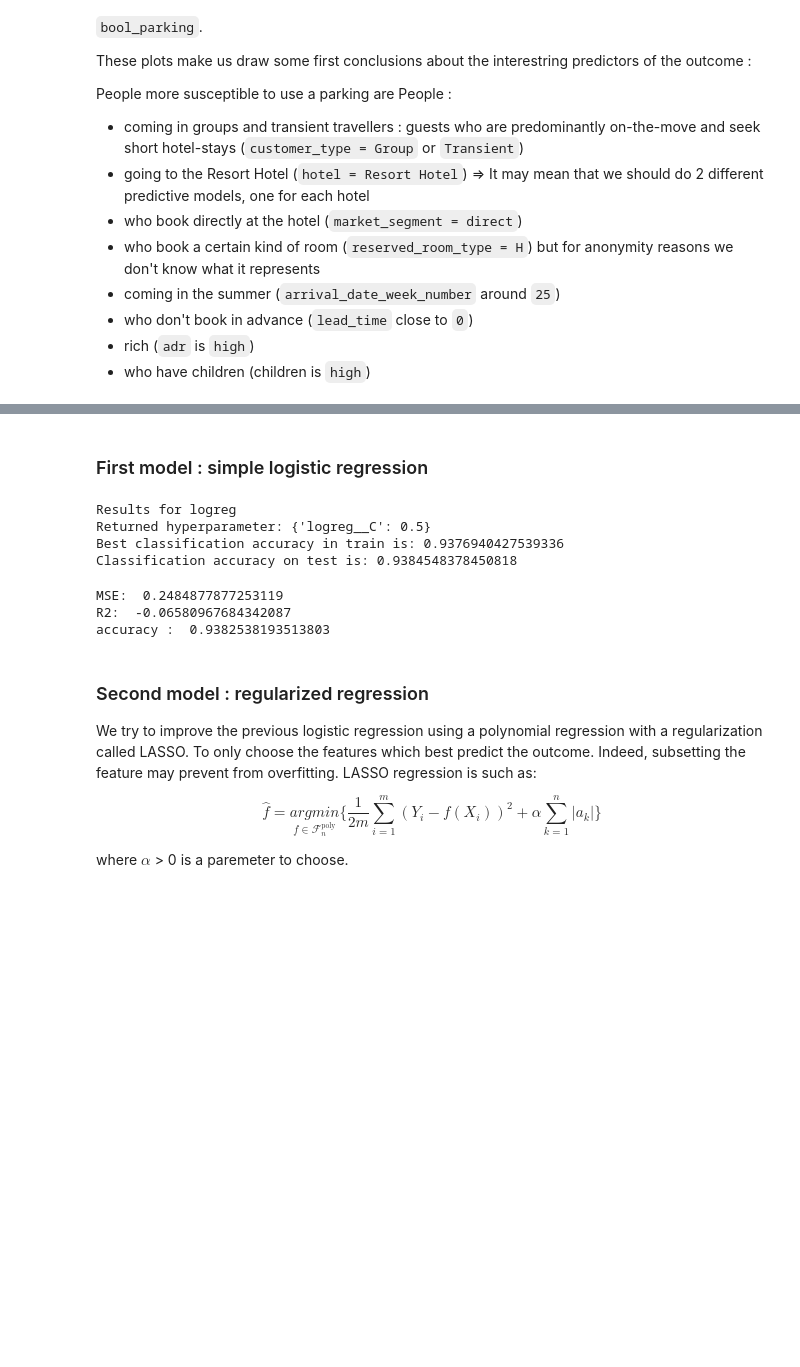
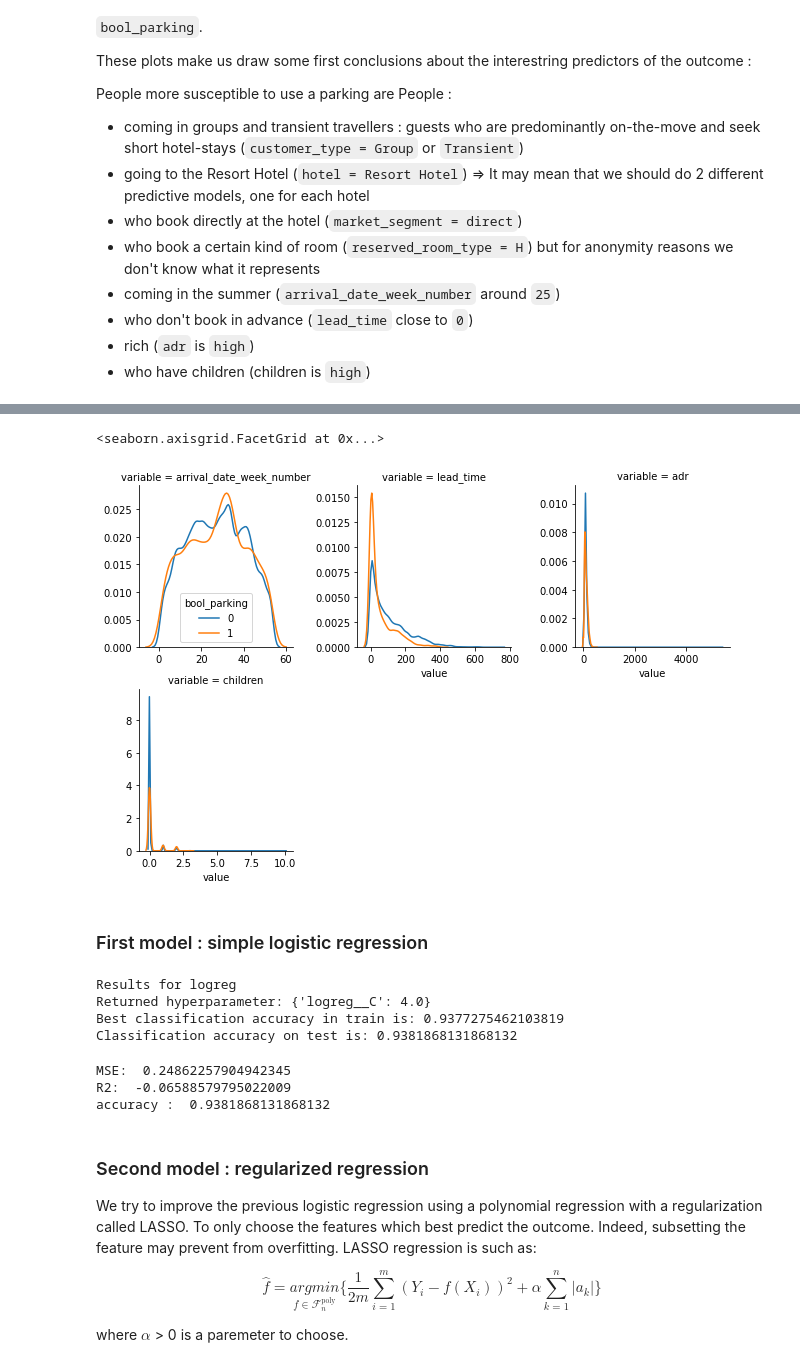
Before and after one commit to ARKEnsae/DM_ML_3A, a Jupyter notebook: TP2/TP2_KA_IB.ipynb, the cells around one changed output, grey strips where cells are left out. Saved outputs shown, nothing was run; the diff lists cells and outputs as text; code cells hidden in the pictures; blank space fills up the shorter version.

```diff
--- a/TP2/TP2_KA_IB.ipynb
+++ b/TP2/TP2_KA_IB.ipynb
@@ -860,6 +874,6 @@ for vExpl in list(variables):
 # %%
 #--- Pour le problème de version en attendant de trouver une solution ----------
-#sns.distributions._has_statsmodels = False
+sns.distributions._has_statsmodels = False
 ############# numeric variables
 variables = numeric_features.copy()
 variables.append("bool_parking")
@@ -868,5 +882,5 @@ df = pd.melt(df, df.columns[-1], df.columns[:-1])
 g = sns.FacetGrid(df, col="variable", hue="bool_parking",
                   col_wrap=3,sharex=False, sharey=False,legend_out=False)
 g.map(sns.kdeplot, "value") #, shade=True
-#g.add_legend()
+g.add_legend()
 # %% [output]
@@ -875,2 +887,4 @@ g.map(sns.kdeplot, "value") #, shade=True
+<seaborn.axisgrid.FacetGrid at 0x...>
+[figure, added]
 # %% [markdown]
 ###  First model : simple logistic regression
@@ -877,5 +922,5 @@ g.map(sns.kdeplot, "value") #, shade=True
 # %%
-models = [("logreg", LogisticRegression(max_iter=700))]
+models = [("logreg", LogisticRegression(max_iter=500))]
 grids = {"logreg" : {'logreg__C': np.logspace(-2, 2, 5, base=2)}}
 for name, model in models:
     pipe = Pipeline(steps=[('preprocessor', preproc), (name, model)])
@@ -888,12 +933,11 @@ for name, model in models:
     print('Classification accuracy on test is: {}'.format(clf.score(X_test, y_test)))
 # %% [output]
 Results for logreg
-Returned hyperparameter: {'logreg__C': 0.5}
-Best classification accuracy in train is: 0.9376940427539336
-Classification accuracy on test is: 0.9384548378450818
+Returned hyperparameter: {'logreg__C': 4.0}
+Best classification accuracy in train is: 0.9377275462103819
+Classification accuracy on test is: 0.9381868131868132
 # %%
-#logregr = LogisticRegression(max_iter=500, C=0.25) #best parameter C=0.25
-logregr = LogisticRegression(max_iter=500, C=0.5) #best parameter C=0.25
+logregr = LogisticRegression(max_iter=500, C=0.25) #best parameter C=0.25
 logregr.fit(X_train_preproc,y_train)
 y_pred = logregr.predict(X_test_preproc)
 
@@ -904,9 +948,9 @@ print("MSE: ", mean_squared_error(y_test, y_pred, squared=False))
 print("R2: ", r2_score(y_test, y_pred))
 print("accuracy : ", accuracy_score(y_test, y_pred)) #OK because for logistic regression Y_pred is binary
 # %% [output]
-MSE:  0.2484877877253119
-R2:  -0.06580967684342087
-accuracy :  0.9382538193513803
+MSE:  0.24862257904942345
+R2:  -0.06588579795022009
+accuracy :  0.9381868131868132
 # %% [markdown]
 ###  Second model : regularized regression
 
```
Also changed, not shown: parts of 13 cells of this notebook.
